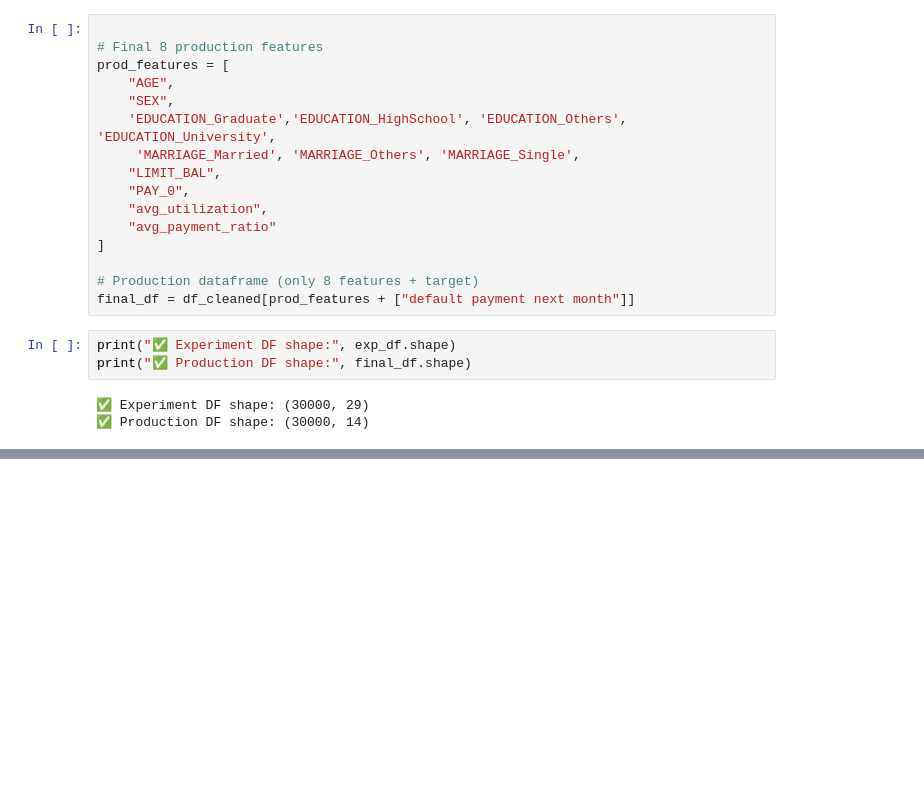
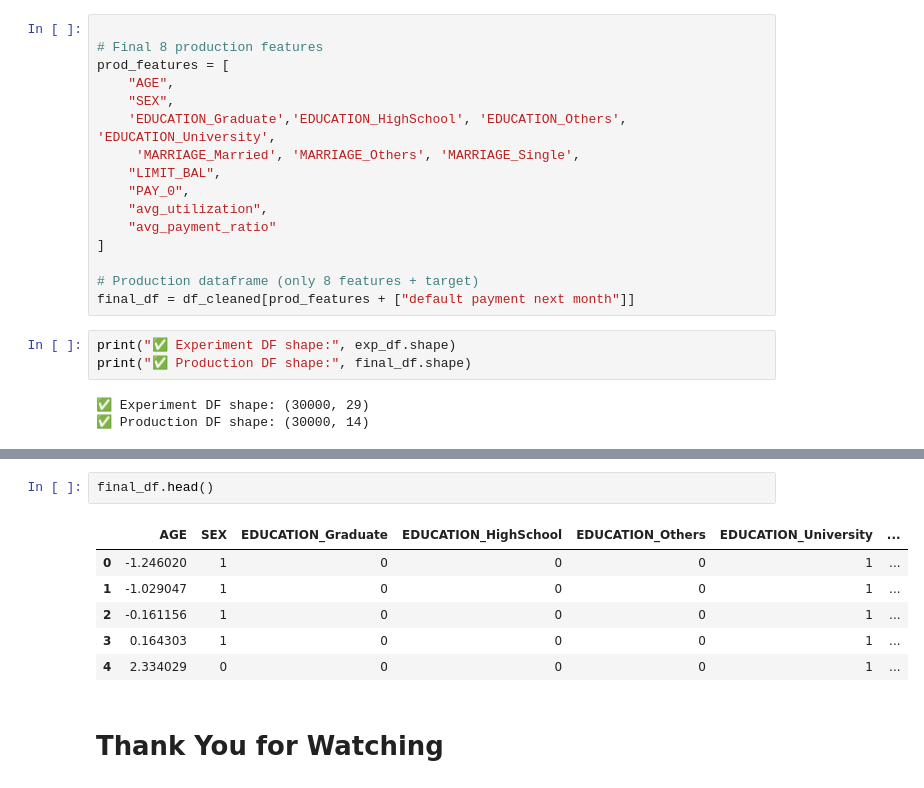
Before and after one commit to amitsingh2022/credit-risk-prediction, a Jupyter notebook: notebooks/Feature_Engineering.ipynb, the cells around one changed output, grey strips where cells are left out. Cells and saved outputs as stored; diff of their text form; blank space fills up the shorter version.

```diff
--- a/notebooks/Feature_Engineering.ipynb
+++ b/notebooks/Feature_Engineering.ipynb
@@ -390,0 +405,11 @@ print("✅ Production DF shape:", final_df.shape)
+# %%
+final_df.head()
+# %% [output]
+|  | AGE | SEX | EDUCATION_Graduate | EDUCATION_HighSchool | EDUCATION_Others | EDUCATION_University | ... |
+| 0 | -1.246020 | 1 | 0 | 0 | 0 | 1 | ... |
+| 1 | -1.029047 | 1 | 0 | 0 | 0 | 1 | ... |
+| 2 | -0.161156 | 1 | 0 | 0 | 0 | 1 | ... |
+| 3 | 0.164303 | 1 | 0 | 0 | 0 | 1 | ... |
+| 4 | 2.334029 | 0 | 0 | 0 | 0 | 1 | ... |
+# %% [markdown]
+# Thank You for Watching
```
Also changed, not shown: parts of 3 cells of this notebook, 7 other files.
